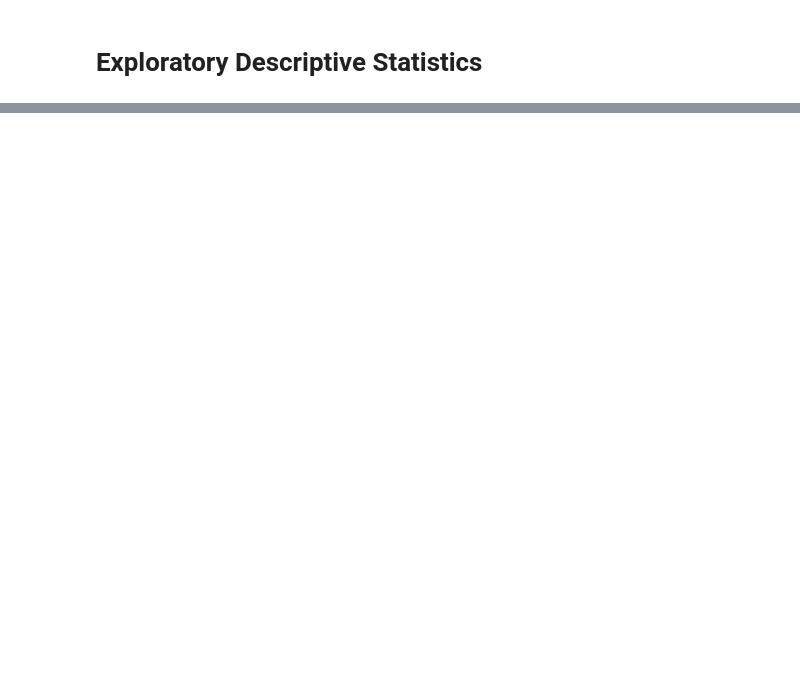
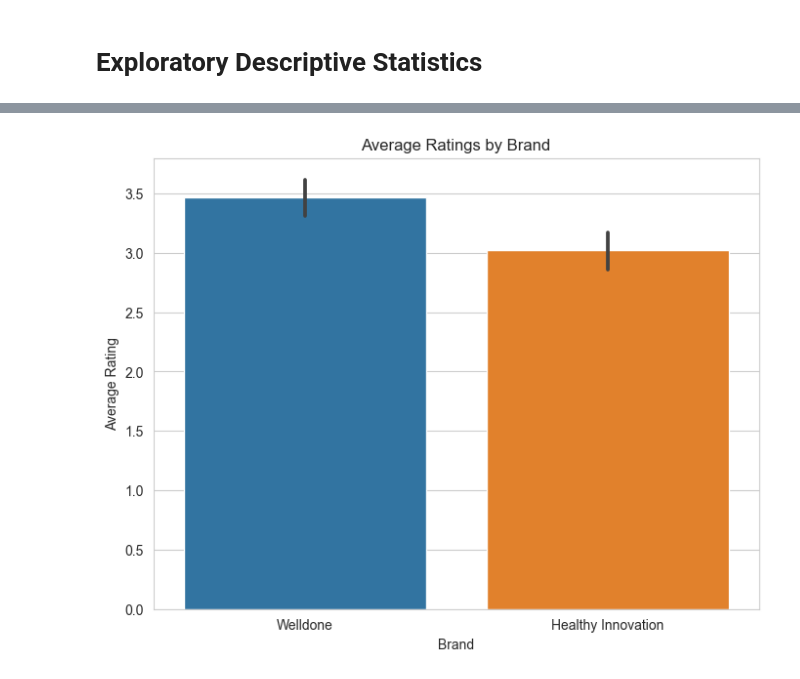
Before and after one commit to celinargy/celinargy.github.io, a Jupyter notebook: notebooks/Sentiment.ipynb, the cells around one changed output, grey strips where cells are left out. Saved outputs shown, nothing was run; the diff lists cells and outputs as text; code cells hidden in the pictures; blank space fills up the shorter version.

```diff
--- a/notebooks/Sentiment.ipynb
+++ b/notebooks/Sentiment.ipynb
@@ -829,0 +471,17 @@ topic
+# %%
+import seaborn as sns
+import matplotlib.pyplot as plt
+
+# Set style and context for seaborn
+sns.set_style('whitegrid')
+
+plt.figure(figsize=(8, 6))
+sns.barplot(x='brand', y='rating', data=df)
+plt.xlabel('Brand')
+plt.ylabel('Average Rating')
+plt.title('Average Ratings by Brand')
+plt.xticks(rotation=0)
+plt.savefig('average_ratings_barplot.png')
+plt.show()
+# %% [output]
+[figure, added]
```
Also changed, not shown: parts of 57 cells of this notebook, 10 other files.
